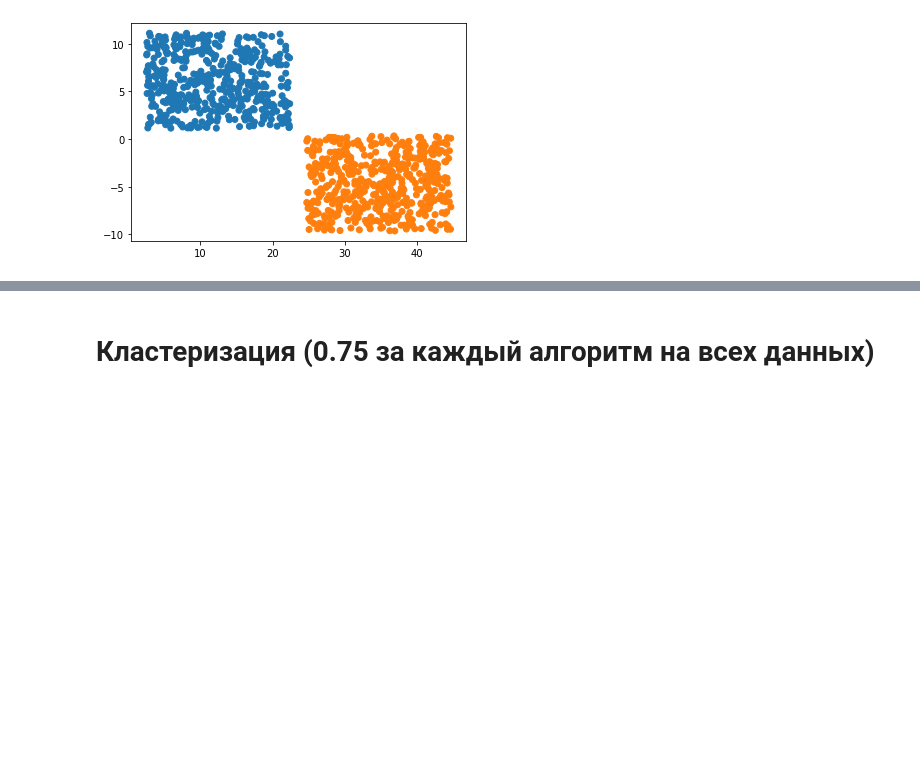
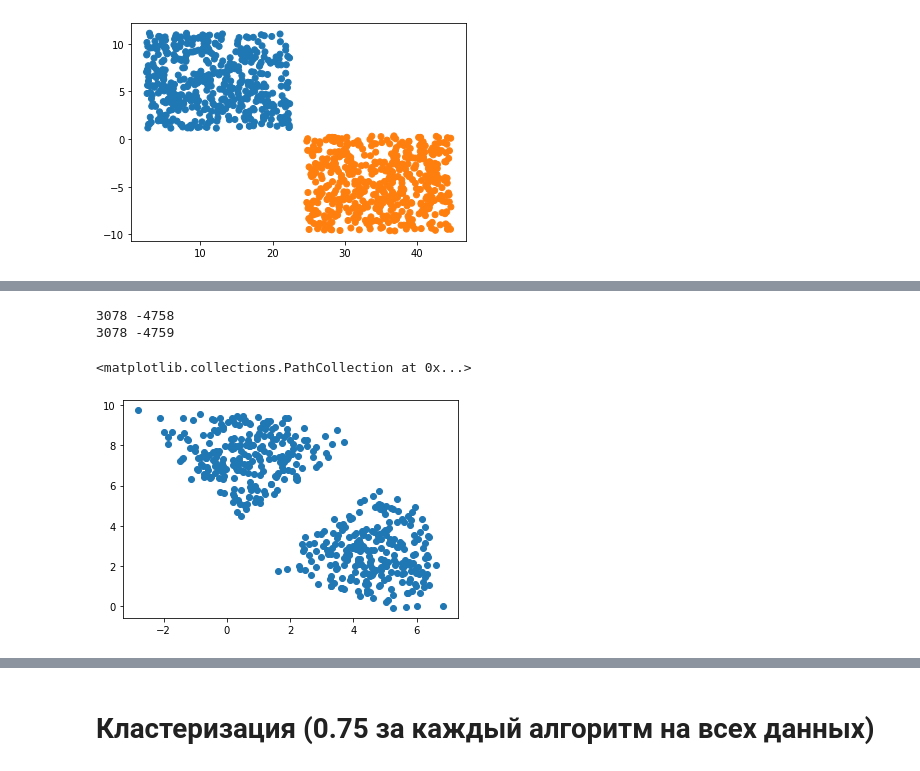
Before and after one commit to thesw1tcher/hw_ege, a Jupyter notebook: HW.ipynb, the cells around one changed output, grey strips where cells are left out. Saved outputs shown, nothing was run; the diff lists cells and outputs as text; code cells hidden in the pictures; blank space fills up the shorter version.

```diff
--- a/HW.ipynb
+++ b/HW.ipynb
@@ -214,0 +216,63 @@ print(math.floor((xb+xo)/2*1000), math.floor((yb+yo)/2*1000))
+# %%
+xb=0
+yb=0
+xo=0
+yo=0
+xg=0
+yg=0
+db=1000000000
+do=1000000000
+dg=1000000000
+
+for i in range(10000):
+    if(color[i] == "#1f77b4"):
+        cd = 0
+        for j in range(10000):
+            if(color[j] != "#1f77b4"):
+                continue
+            cd += mdist(df.X[i], df.X[j], df.Y[i], df.Y[j])
+            if(cd > db):
+                break
+        if cd < db:
+            db = cd
+            xb = df.X[i]
+            yb = df.Y[i]
+    elif color[i] == '#ff7f0e':
+        cd = 0
+        for j in range(10000):
+            if(color[j] != '#ff7f0e'):
+                continue
+            cd += mdist(df.X[i], df.X[j], df.Y[i], df.Y[j])
+            if(cd > do):
+                break
+        if cd < do:
+            do = cd
+            xo = df.X[i]
+            yo = df.Y[i]
+    else:
+        cd = 0
+        for j in range(10000):
+            if(color[j] != '#2ca02c'):
+                continue
+            cd += mdist(df.X[i], df.X[j], df.Y[i], df.Y[j])
+            if(cd > dg):
+                break
+        if cd < dg:
+            dg = cd
+            xg = df.X[i]
+            yg = df.Y[i]
+
+print(int((xb+xo+xg)/3*1000), int((yb+yo+yg)/3*1000))
+print(math.floor((xb+xo+xg)/3*1000), math.floor((yb+yo+yg)/3*1000))
+# %% [output]
+3078 -4758
+3078 -4759
+# %%
+df = pd.read_csv("4.csv", delimiter=';')
+df.X = df.X.astype("float")
+df.Y = df.Y.astype("float")
+
+plt.scatter(df.X, df.Y)
+# %% [output]
+<matplotlib.collections.PathCollection at 0x...>
+[figure, added]
```
Also changed, not shown: parts of 15 cells of this notebook.
